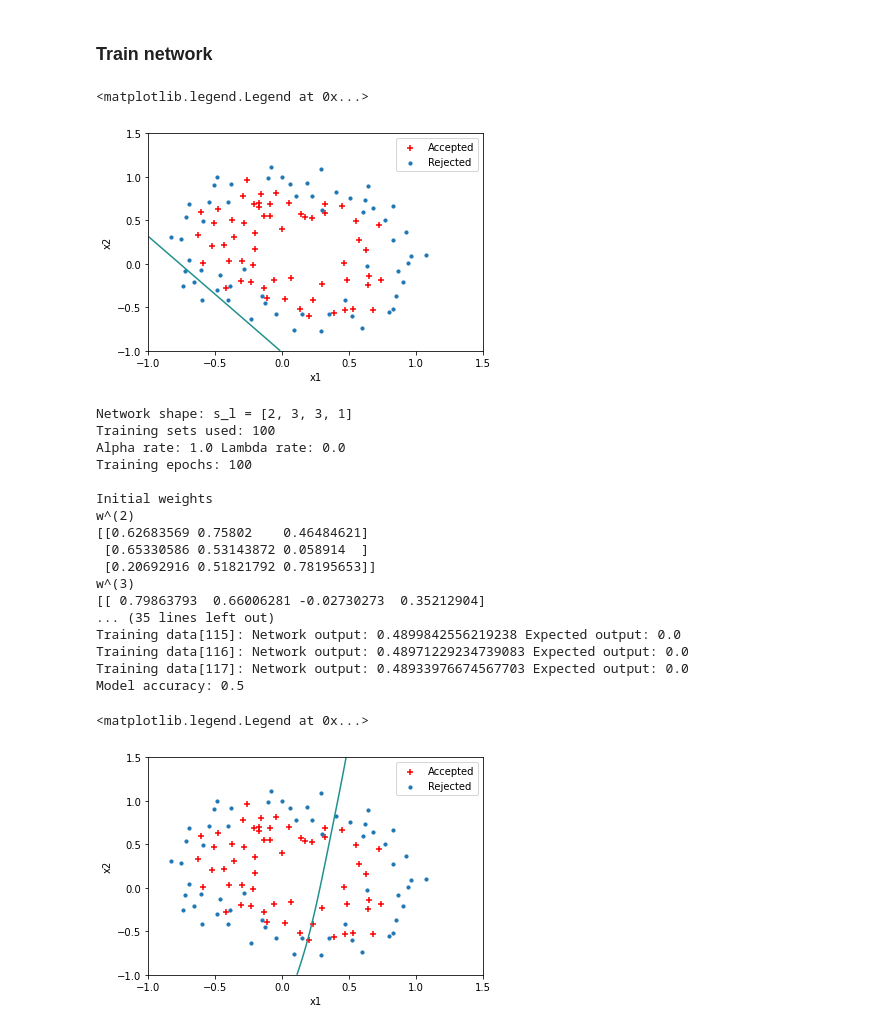
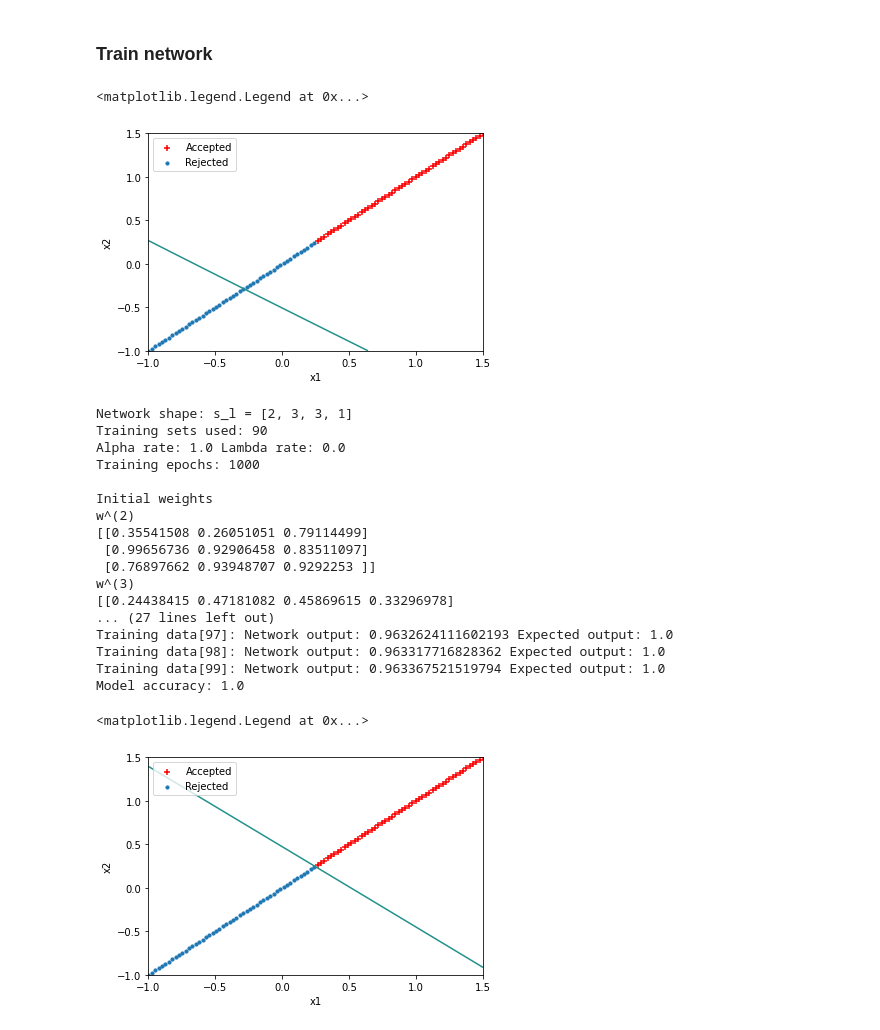
Before and after one commit to vinepb/artificial-intelligence-and-machine-learning, a Jupyter notebook: nn-backprop/Multi_layer_Neural_Network_Backpropagation.ipynb, the cells around one changed output. Drawn from its saved outputs; the diff is of its cells as text; code cells hidden in the pictures.

```diff
--- a/nn-backprop/Multi_layer_Neural_Network_Backpropagation.ipynb
+++ b/nn-backprop/Multi_layer_Neural_Network_Backpropagation.ipynb
@@ -29,10 +29,9 @@ Saving classification2.txt to classification2.txt
 # %%
-file_name = "classification2.txt"
+file_name = "test_data.txt"
 training_data = uploaded[file_name].decode("utf-8").split("\n")
 # Parse data
 for i in range(len(training_data)):
     training_data[i] = training_data[i].split(",")
-training_data = training_data[:-1]
 print(training_data)
 print(len(training_data))
 # %% [output]
@@ -336,8 +335,8 @@ lambdaRate = 0.0
 alphaRate = 1.0
 costsList = []
 
-# num_training = len(training_data)
-num_training = 100
+num_training = len(training_data)
+# num_training = 100
 
 print("Network shape: s_l = ", end='')
 print(s_l)
@@ -456,11 +455,11 @@ for i in range(len(x1s)):
         zs[i,j] = zss[-1][0,0] # saida do modelo antes de aplicar a função sigmoide
 plt.contour(x1s,x2s,np.transpose(zs),0)
 
-df=pd.read_csv("classification2.txt", header=None)
+df=pd.read_csv("test_data.txt", header=None)
 
 ins=df.iloc[:,:-1].values
 outs=df.iloc[:,-1].values
-pos , neg = (outs==1).reshape(118,1) , (outs==0).reshape(118,1)
+pos , neg = (outs==1).reshape(100,1) , (outs==0).reshape(100,1)
 plt.scatter(ins[pos[:,0],0],ins[pos[:,0],1],c="r",marker="+")
 plt.scatter(ins[neg[:,0],0],ins[neg[:,0],1],marker="o",s=10)
 plt.xlabel("x1")
@@ -468,14 +467,14 @@ plt.ylabel("x2")
 plt.legend(["Accepted","Rejected"],loc=0)
 # %% [output]
 <matplotlib.legend.Legend at 0x...>
-[figure, old version]
+[figure, new version]
 # %%
-num_epochs = 100
+num_epochs = 1000
 lambdaRate = 0.0
 alphaRate = 1.0
 
 costsList = []
-num_training = 100 # Maximum is 118
+num_training = 90 # Maximum is 118
 num_validation = len(training_data) - num_training
 
 print("Network shape: s_l = ", end='')
@@ -546,44 +545,44 @@ accuracy = hits / num_validation
 print("Model accuracy: " + str(accuracy))
 
 # Plotando fronteira de decisão
 x1s = np.linspace(-1,1.5,200)
 x2s = np.linspace(-1,1.5,200)
 zs=np.zeros((len(x1s),len(x2s)))
 
 for i in range(len(x1s)):
     for j in range(len(x2s)):
         xs = np.array([[x1s[i]],[x2s[j]]])
         zss, yss = fowardPropagate(xs, w, s_l)
         zs[i,j] = zss[-1][0,0] # saida do modelo antes de aplicar a função sigmoide
 plt.contour(x1s,x2s,np.transpose(zs),0)
 
-df=pd.read_csv("classification2.txt", header=None)
+df=pd.read_csv("test_data.txt", header=None)
 
 ins=df.iloc[:,:-1].values
 outs=df.iloc[:,-1].values
-pos , neg = (outs==1).reshape(118,1) , (outs==0).reshape(118,1)
+pos , neg = (outs==1).reshape(100,1) , (outs==0).reshape(100,1)
 plt.scatter(ins[pos[:,0],0],ins[pos[:,0],1],c="r",marker="+")
 plt.scatter(ins[neg[:,0],0],ins[neg[:,0],1],marker="o",s=10)
 plt.xlabel("x1")
 plt.ylabel("x2")
 plt.legend(["Accepted","Rejected"],loc=0)
 # %% [output]
 Network shape: s_l = [2, 3, 3, 1]
-Training sets used: 100
+Training sets used: 90
 Alpha rate: 1.0 Lambda rate: 0.0
-Training epochs: 100
+Training epochs: 1000
 
 Initial weights
 w^(2)
-[[0.62683569 0.75802    0.46484621]
- [0.65330586 0.53143872 0.058914  ]
- [0.20692916 0.51821792 0.78195653]]
+[[0.35541508 0.26051051 0.79114499]
+ [0.99656736 0.92906458 0.83511097]
+ [0.76897662 0.93948707 0.9292253 ]]
 w^(3)
-[[ 0.79863793  0.66006281 -0.02730273  0.35212904]
-... (35 lines left out)
-Training data[115]: Network output: 0.4899842556219238 Expected output: 0.0
-Training data[116]: Network output: 0.48971229234739083 Expected output: 0.0
-Training data[117]: Network output: 0.48933976674567703 Expected output: 0.0
-Model accuracy: 0.5
+[[0.24438415 0.47181082 0.45869615 0.33296978]
+... (27 lines left out)
+Training data[97]: Network output: 0.9632624111602193 Expected output: 1.0
+Training data[98]: Network output: 0.963317716828362 Expected output: 1.0
+Training data[99]: Network output: 0.963367521519794 Expected output: 1.0
+Model accuracy: 1.0
 <matplotlib.legend.Legend at 0x...>
-[figure, old version]
+[figure, new version]
```
Also changed, not shown: parts of 3 cells of this notebook.
